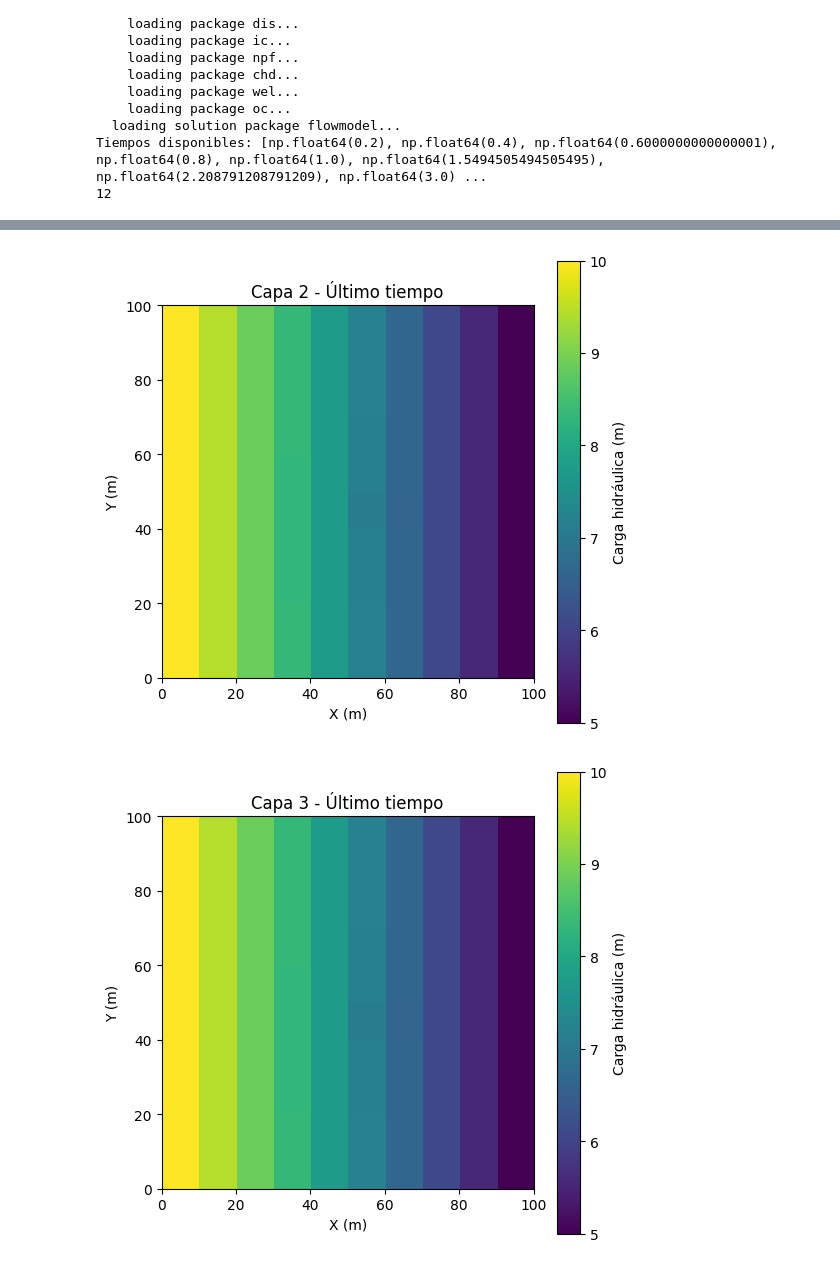
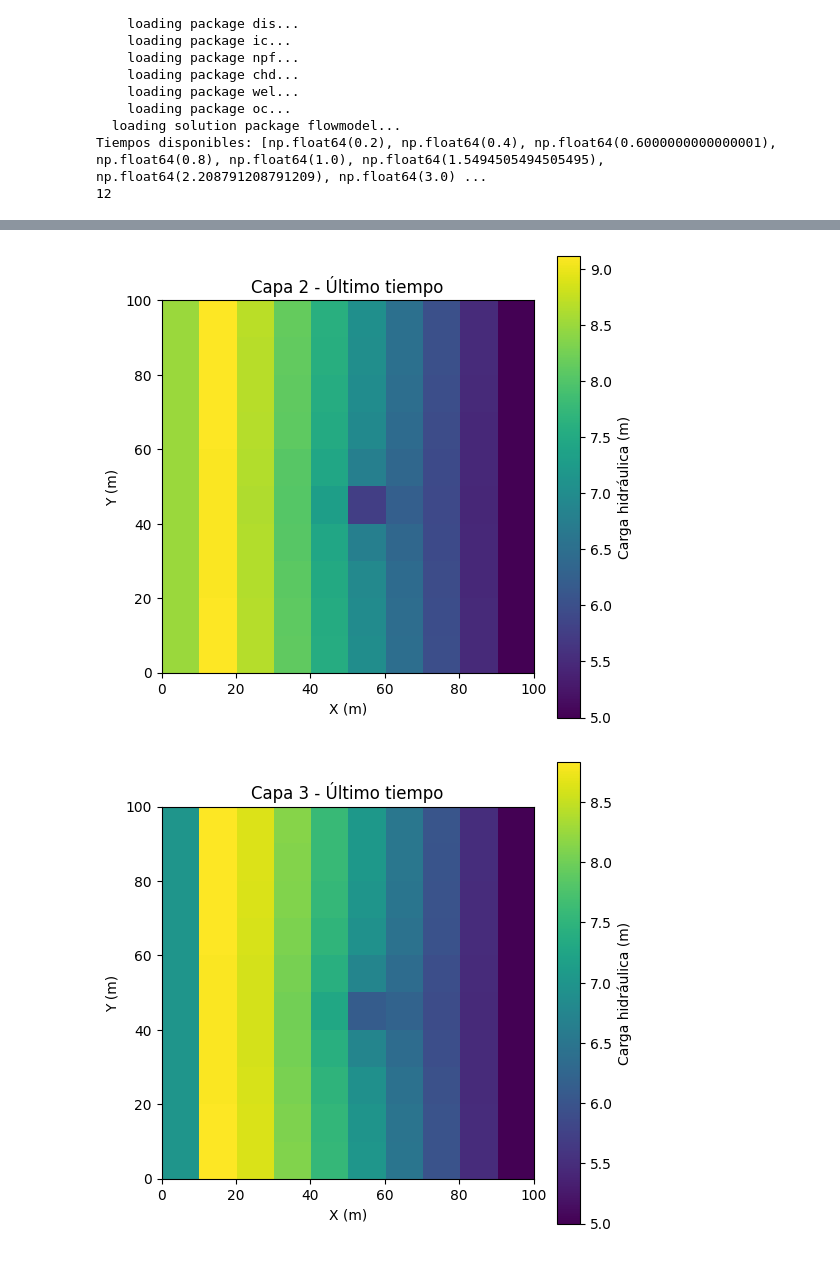
Before and after one commit to luiggix/xmf6, a Jupyter notebook: examples/01_flujo_mf6_1D/testing.ipynb, the cells around one changed output, grey strips where cells are left out. Cells and saved outputs as stored; diff of their text form; code cells hidden in the pictures.

```diff
--- a/examples/01_flujo_mf6_1D/testing.ipynb
+++ b/examples/01_flujo_mf6_1D/testing.ipynb
@@ -39,15 +39,15 @@ npf = flopy.mf6.ModflowGwfnpf(gwf, icelltype=1, k=k_vals, save_specific_discharg
 chd_data = []
 for k in range(nlay):
     for i in range(nrow):
-        chd_data.append([(k, i, 0), 10.0])       # pared izquierda
+        chd_data.append([(k, i, 0), 10.0-k*1.5])       # pared izquierda
         chd_data.append([(k, i, ncol - 1), 5.0]) # pared derecha
 chd = flopy.mf6.ModflowGwfchd(gwf, stress_period_data=chd_data, save_flows=True)
 
 # === Pozo en el centro con caudal variable ===
 wel_spd = {
-    0: [[(1, 5, 5), -0.5]],
-    1: [[(1, 5, 5), -100.0]],
-    2: [[(1, 5, 5), -1.5]],
+    0: [[(1, 5, 5), -2.5]],
+    1: [[(1, 5, 5), -4.0]],
+    2: [[(1, 5, 5), -5.5]],
 }
 wel = flopy.mf6.ModflowGwfwel(gwf, stress_period_data=wel_spd, pname="WEL", save_flows=True)
 
@@ -111,19 +111,19 @@ Tiempos disponibles: [np.float64(0.2), np.float64(0.4), np.float64(0.60000000000
 # %%
 figs = []
 for k in range(nlay):
     fig, ax = plt.subplots(figsize=(6, 6))
-    arr = headobj.get_data(totim=times[4])[k, :, :]
+    arr = headobj.get_data(totim=times[-1])[k, :, :]
     pc = ax.imshow(arr, cmap='viridis', origin='upper', extent=[0, ncol*delc, 0, nrow*delr])
     ax.set_title(f'Capa {k+1} - Último tiempo')
     fig.colorbar(pc, ax=ax, label='Carga hidráulica (m)')
     ax.set_xlabel("X (m)")
     ax.set_ylabel("Y (m)")
     figs.append(fig)
 plt.show()
 # %% [output]
 [figure]
-[figure, old version]
+[figure, new version]
-[figure, old version]
+[figure, new version]
 # %%
 from matplotlib import animation
 
```
Also changed, not shown: parts of 1 cell of this notebook, 3 other files.
